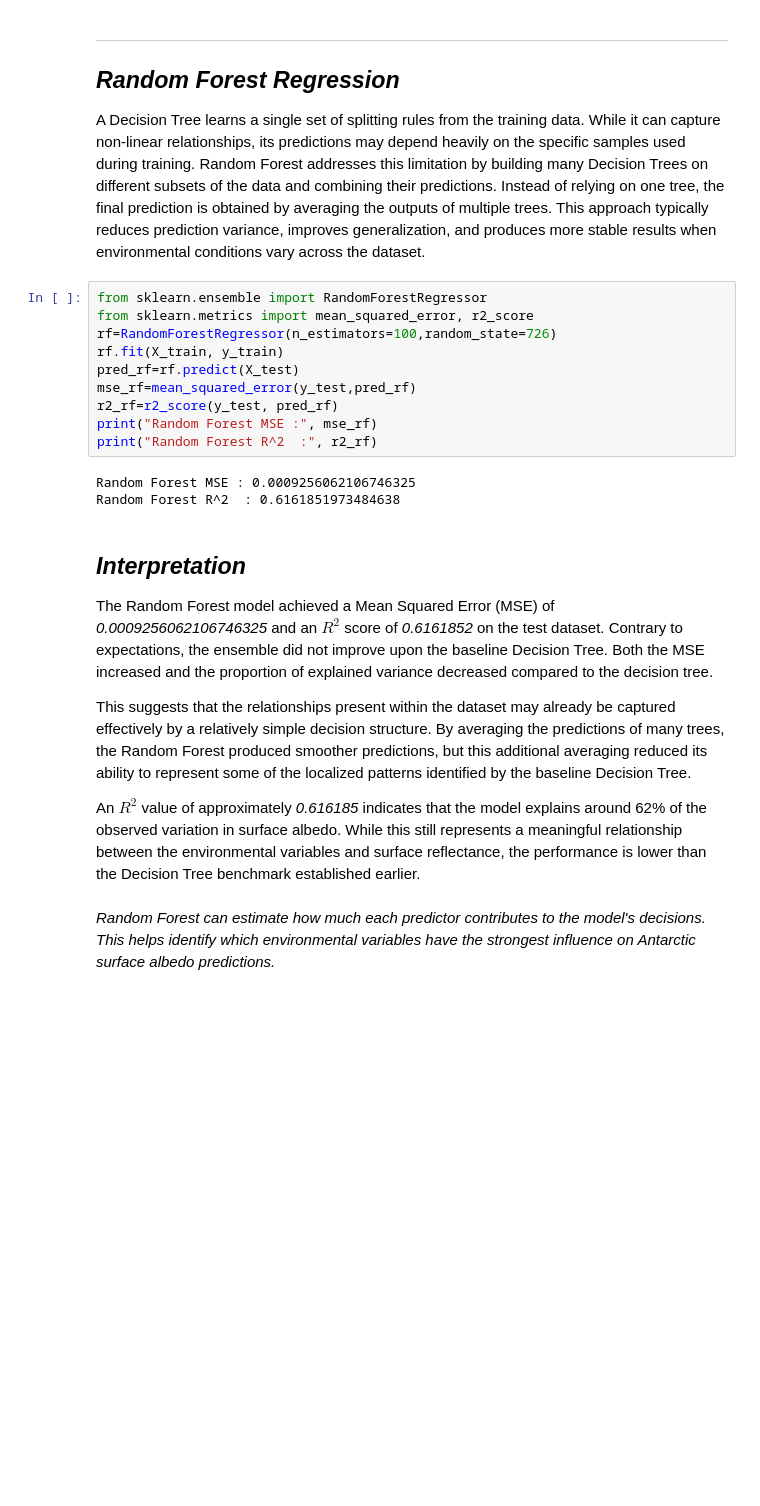
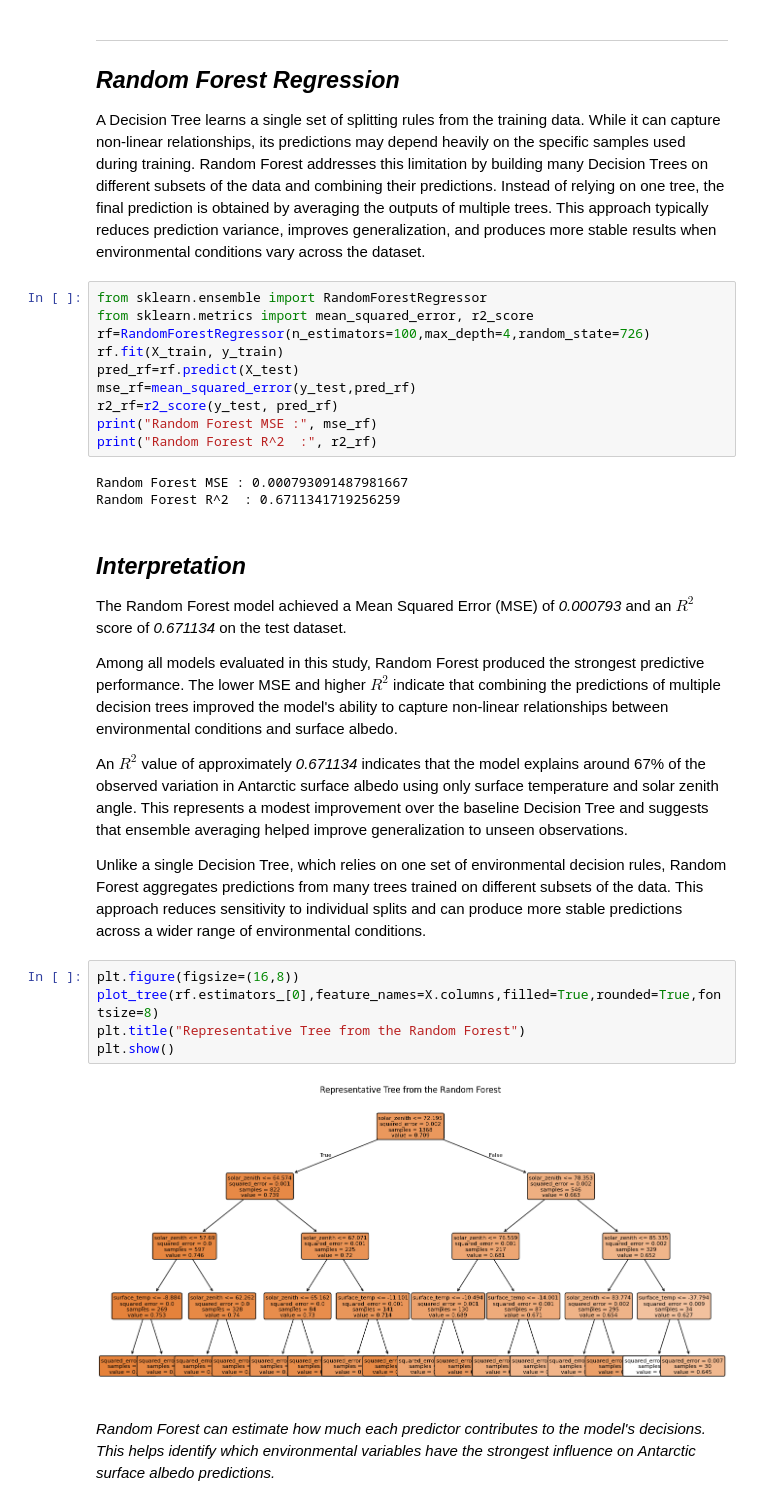
Before and after one commit to AbhilashaxData/antarctic-reflectance-study, a Jupyter notebook: antarctica_part2.ipynb, the cells around one changed output. Saved outputs shown, nothing was run; the diff lists cells and outputs as text; blank space fills up the shorter version.

```diff
--- a/antarctica_part2.ipynb
+++ b/antarctica_part2.ipynb
@@ -124,7 +137,7 @@ This approach typically reduces prediction variance, improves generalization, an
 # %%
 from sklearn.ensemble import RandomForestRegressor
 from sklearn.metrics import mean_squared_error, r2_score
-rf=RandomForestRegressor(n_estimators=100,random_state=726)
+rf=RandomForestRegressor(n_estimators=100,max_depth=4,random_state=726)
 rf.fit(X_train, y_train)
 pred_rf=rf.predict(X_test)
 mse_rf=mean_squared_error(y_test,pred_rf)
@@ -132,17 +145,25 @@ r2_rf=r2_score(y_test, pred_rf)
 print("Random Forest MSE :", mse_rf)
 print("Random Forest R^2  :", r2_rf)
 # %% [output]
-Random Forest MSE : 0.0009256062106746325
-Random Forest R^2  : 0.6161851973484638
+Random Forest MSE : 0.000793091487981667
+Random Forest R^2  : 0.6711341719256259
 # %% [markdown]
 ## *Interpretation*
 
-The Random Forest model achieved a Mean Squared Error (MSE) of *0.0009256062106746325* and an $R^2$ score of *0.6161852* on the test dataset.
-Contrary to expectations, the ensemble did not improve upon the baseline Decision Tree. Both the MSE increased and the proportion of explained variance decreased compared to the decision tree.
+The Random Forest model achieved a Mean Squared Error (MSE) of *0.000793* and an $R^2$ score of *0.671134* on the test dataset.
 
-This suggests that the relationships present within the dataset may already be captured effectively by a relatively simple decision structure. By averaging the predictions of many trees, the Random Forest produced smoother predictions, but this additional averaging reduced its ability to represent some of the localized patterns identified by the baseline Decision Tree.
+Among all models evaluated in this study, Random Forest produced the strongest predictive performance. The lower MSE and higher $R^2$ indicate that combining the predictions of multiple decision trees improved the model's ability to capture non-linear relationships between environmental conditions and surface albedo.
 
-An $R^2$ value of approximately *0.616185* indicates that the model explains around 62% of the observed variation in surface albedo. While this still represents a meaningful relationship between the environmental variables and surface reflectance, the performance is lower than the Decision Tree benchmark established earlier.
+An $R^2$ value of approximately *0.671134* indicates that the model explains around 67% of the observed variation in Antarctic surface albedo using only surface temperature and solar zenith angle. This represents a modest improvement over the baseline Decision Tree and suggests that ensemble averaging helped improve generalization to unseen observations.
+
+Unlike a single Decision Tree, which relies on one set of environmental decision rules, Random Forest aggregates predictions from many trees trained on different subsets of the data. This approach reduces sensitivity to individual splits and can produce more stable predictions across a wider range of environmental conditions.
+# %%
+plt.figure(figsize=(16,8))
+plot_tree(rf.estimators_[0],feature_names=X.columns,filled=True,rounded=True,fontsize=8)
+plt.title("Representative Tree from the Random Forest")
+plt.show()
+# %% [output]
+[figure, added]
 # %% [markdown]
 *Random Forest can estimate how much each predictor contributes to the model's decisions. This helps identify which environmental variables have the strongest influence on Antarctic surface albedo predictions.*
 # %%
```
Also changed, not shown: parts of 15 cells of this notebook, 1 other file.
